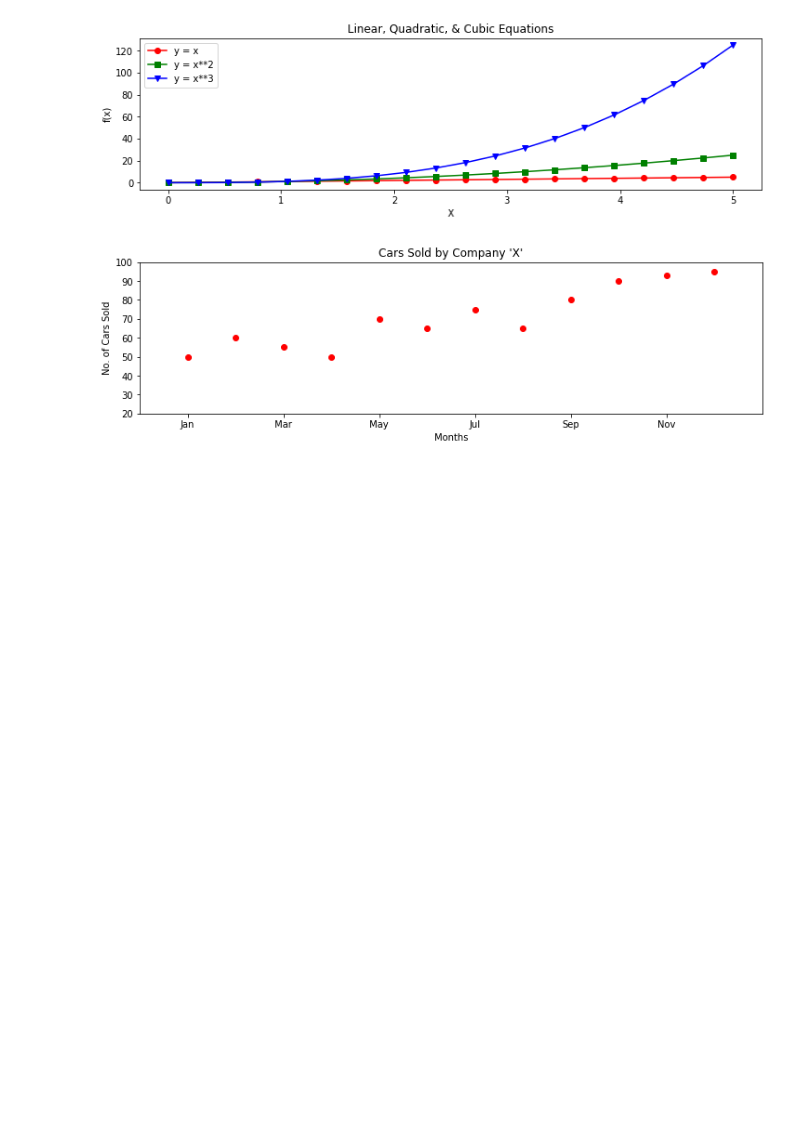
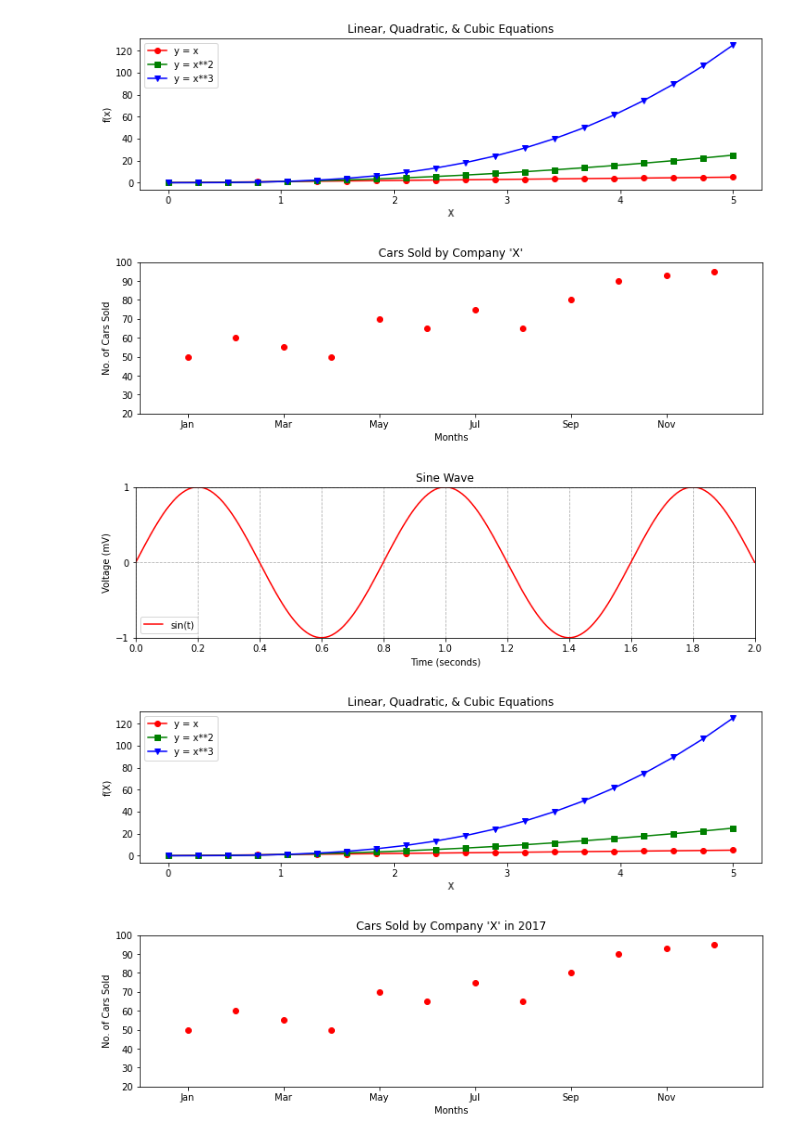
Before and after one commit to vvtrip/ml_manifestations, a Jupyter notebook: 7_tools/9_matplotlib.ipynb, the cells around one changed output. Drawn from its saved outputs; the diff is of its cells as text; code cells hidden in the pictures; blank space fills up the shorter version.

Commit message:
adds exercise on line plots and scatter plots

```diff
--- a/7_tools/9_matplotlib.ipynb
+++ b/7_tools/9_matplotlib.ipynb
@@ -322,3 +322,53 @@ ax.set_title("Cars Sold by Company 'X'")
 plt.show()
 # %% [output]
 [figure]
+# %%
+import matplotlib.pyplot as plt
+import numpy as np
+
+def test_sine_wave_plot():
+
+    fig = plt.figure(figsize=(12,3))
+    ax = fig.add_subplot(111)
+    t = np.linspace(.0,2,200)
+    v = np.sin(2.5*np.pi*t)
+    xti = np.arange(0,2.2,0.2)
+    yti = [-1,0,1]
+    plt.plot(t,v,color="red",label="sin(t)")
+    ax.set(title="Sine Wave",xlabel="Time (seconds)",ylabel="Voltage (mV)",
+           xlim=(0,2),ylim=(-1,1),xticks=xti,yticks=yti)
+    ax.grid(True,linestyle="--")
+    ax.legend()
+    plt.show()
+
+def test_multi_curve_plot():
+    fig = plt.figure(figsize=(12,3))
+    ax = fig.add_subplot(111)
+    x = np.linspace(.0,5,20)
+    y1,y2,y3 = x,x**2,x**3
+    plt.plot(x,y1,color="red",marker="o",label="y = x")
+    plt.plot(x,y2,color="green",marker="s",label="y = x**2")
+    plt.plot(x,y3,color="blue",marker="v",label="y = x**3")
+    ax.set(title="Linear, Quadratic, & Cubic Equations",xlabel="X",ylabel="f(X)")
+    ax.legend()
+
+    plt.show()
+
+def test_scatter_plot():
+    fig = plt.figure(figsize=(12,3))
+    ax = fig.add_subplot(111)
+    s = [50, 60, 55, 50, 70, 65, 75, 65, 80, 90, 93, 95]
+    months = list(range(1,13))
+    plt.scatter(months,s,color="red")
+    ax.set(title="Cars Sold by Company 'X' in 2017",xlabel="Months",ylabel="No. of Cars Sold",
+           xlim=(0,13),ylim=(20,100),xticks=list(range(1,13,2)))
+    ax.set_xticklabels(['Jan', 'Mar', 'May', 'Jul', 'Sep', 'Nov'])
+    plt.show()
+
+test_sine_wave_plot()
+test_multi_curve_plot()
+test_scatter_plot()
+# %% [output]
+[figure, added]
+[figure, added]
+[figure, added]
```
Also changed, not shown: parts of 7 cells of this notebook.
